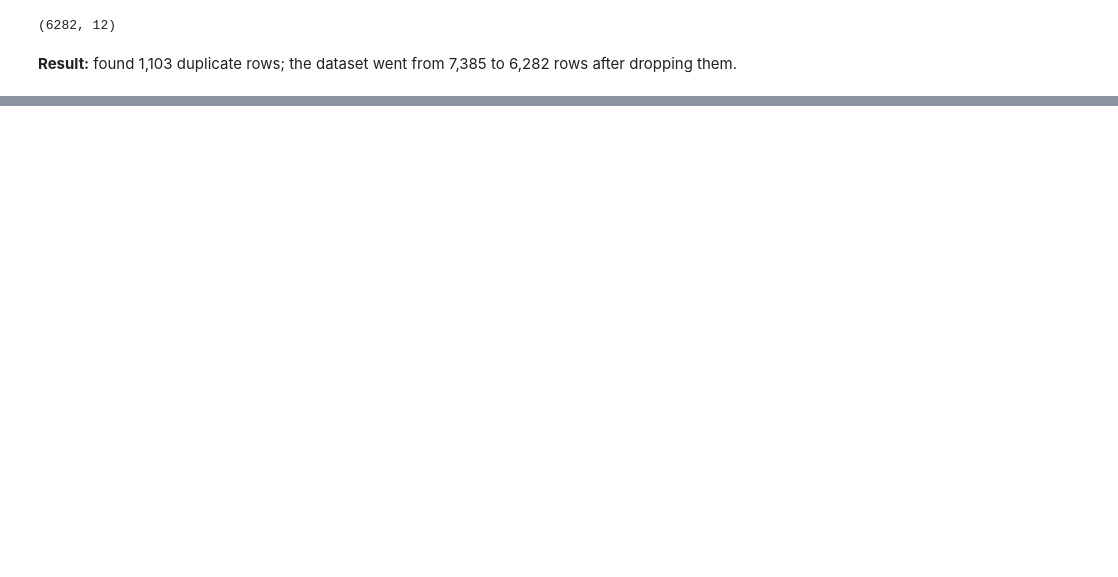
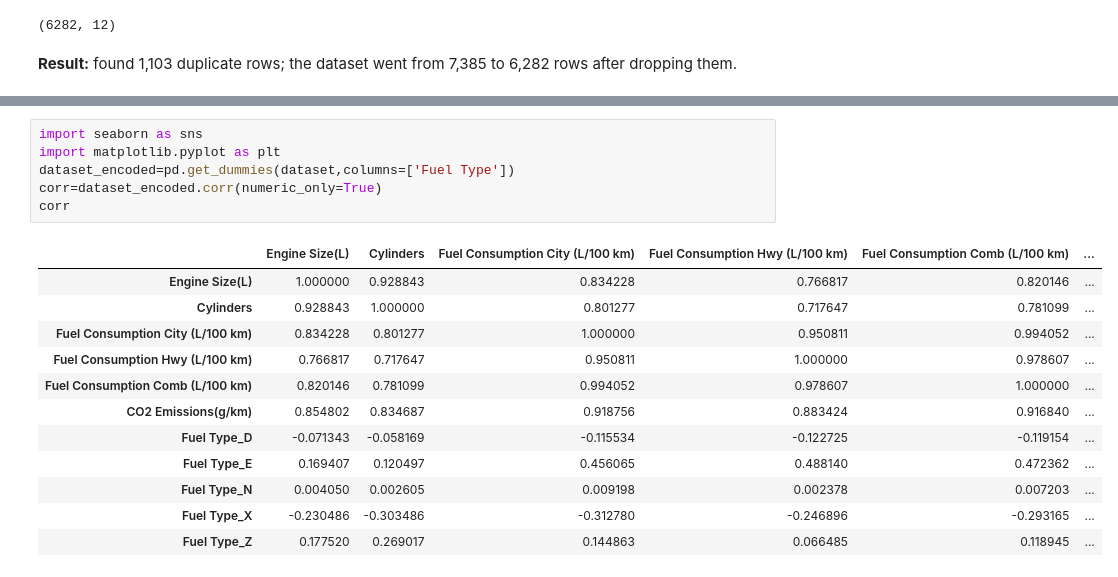
Before and after one commit to AliSadeghian2007/04-co2-emissions-backward-elimination, a Jupyter notebook: notebooks/notebook.ipynb, the cells around one changed output, grey strips where cells are left out. Saved outputs shown, nothing was run; the diff lists cells and outputs as text; blank space fills up the shorter version.

```diff
--- a/notebooks/notebook.ipynb
+++ b/notebooks/notebook.ipynb
@@ -93,0 +128,19 @@ print(dataset.shape)
+# %%
+import seaborn as sns
+import matplotlib.pyplot as plt
+dataset_encoded=pd.get_dummies(dataset,columns=['Fuel Type'])
+corr=dataset_encoded.corr(numeric_only=True)
+corr
+# %% [output]
+|  | Engine Size(L) | Cylinders | Fuel Consumption City (L/100 km) | Fuel Consumption Hwy (L/100 km) | Fuel Consumption Comb (L/100 km) | ... |
+| Engine Size(L) | 1.000000 | 0.928843 | 0.834228 | 0.766817 | 0.820146 | ... |
+| Cylinders | 0.928843 | 1.000000 | 0.801277 | 0.717647 | 0.781099 | ... |
+| Fuel Consumption City (L/100 km) | 0.834228 | 0.801277 | 1.000000 | 0.950811 | 0.994052 | ... |
+| Fuel Consumption Hwy (L/100 km) | 0.766817 | 0.717647 | 0.950811 | 1.000000 | 0.978607 | ... |
+| Fuel Consumption Comb (L/100 km) | 0.820146 | 0.781099 | 0.994052 | 0.978607 | 1.000000 | ... |
+| CO2 Emissions(g/km) | 0.854802 | 0.834687 | 0.918756 | 0.883424 | 0.916840 | ... |
+| Fuel Type_D | -0.071343 | -0.058169 | -0.115534 | -0.122725 | -0.119154 | ... |
+| Fuel Type_E | 0.169407 | 0.120497 | 0.456065 | 0.488140 | 0.472362 | ... |
+| Fuel Type_N | 0.004050 | 0.002605 | 0.009198 | 0.002378 | 0.007203 | ... |
+| Fuel Type_X | -0.230486 | -0.303486 | -0.312780 | -0.246896 | -0.293165 | ... |
+| Fuel Type_Z | 0.177520 | 0.269017 | 0.144863 | 0.066485 | 0.118945 | ... |
```
Also changed, not shown: parts of 6 cells of this notebook.
